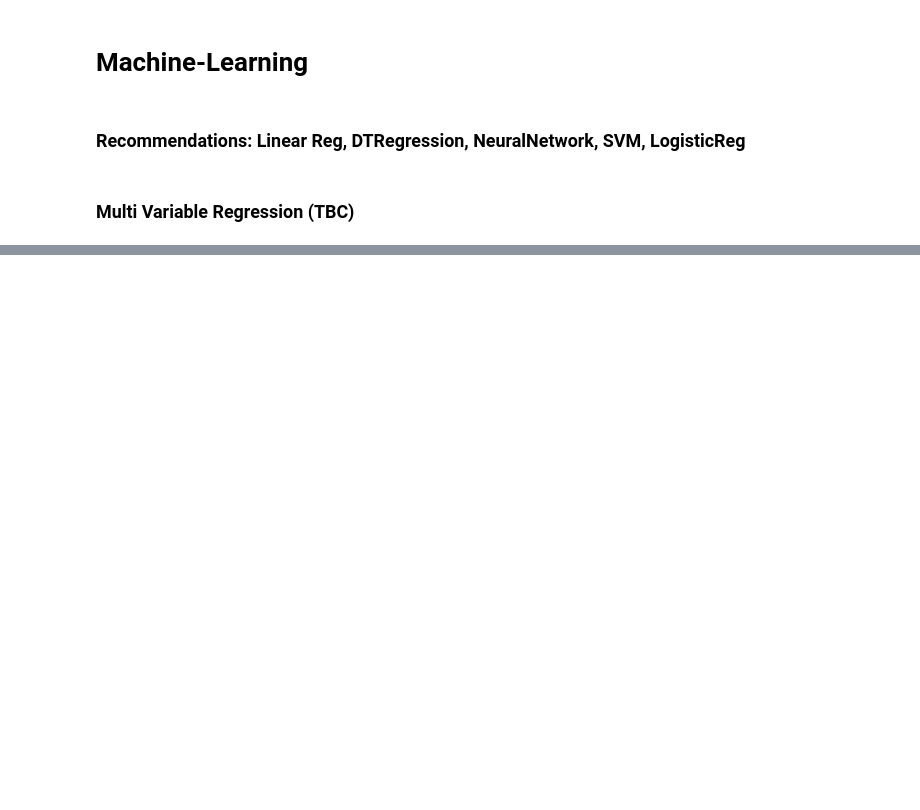
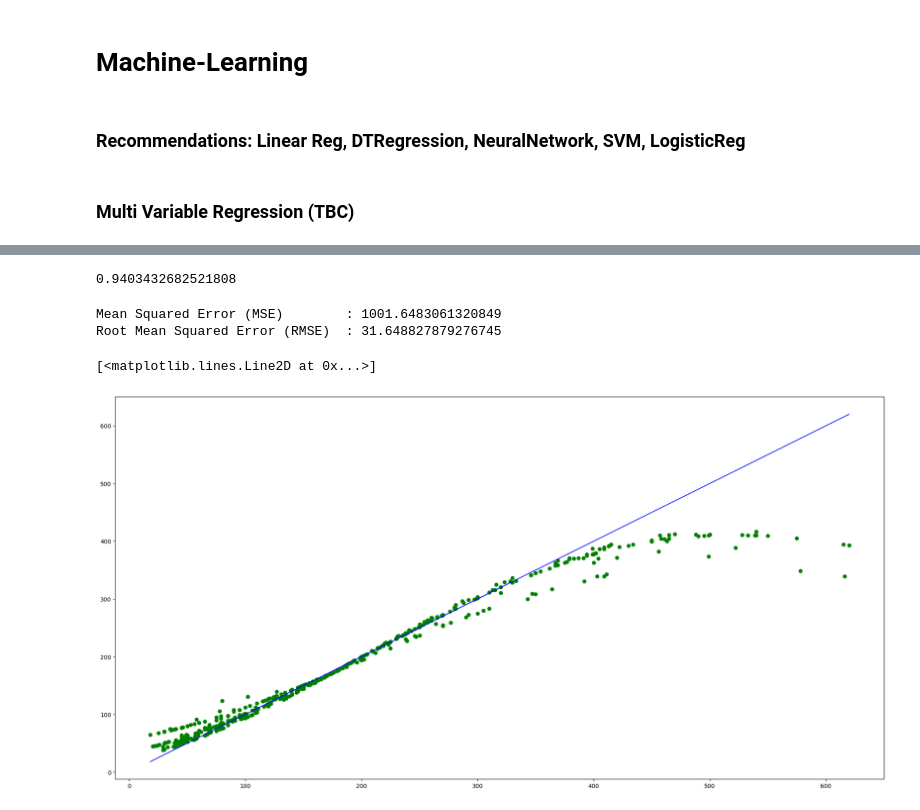
Before and after one commit to jingjietan/sc1015-project, a Jupyter notebook: machine-learning.ipynb, the cells around one changed output, grey strips where cells are left out. Cells and saved outputs as stored; diff of their text form; code cells hidden in the pictures; blank space fills up the shorter version.

```diff
--- a/machine-learning.ipynb
+++ b/machine-learning.ipynb
@@ -76,0 +76,25 @@ axes.plot(y_test, y_test, 'b-', linewidth = 1)
+# %%
+from sklearn.svm import SVR
+regressor=SVR(kernel='rbf')
+regressor.fit(X_train, y_train)
+predictions=regressor.predict(X_test)
+
+r2_score(y_test, predictions)
+# %% [output]
+0.9403432682521808
+# %%
+mse = mean_sq_err(y_test, predictions)
+print("Mean Squared Error (MSE) \t:", mse)
+print("Root Mean Squared Error (RMSE) \t:", np.sqrt(mse))
+# %% [output]
+Mean Squared Error (MSE)        : 1001.6483061320849
+Root Mean Squared Error (RMSE)  : 31.648827879276745
+# %%
+f, axes = plt.subplots(1,1, figsize=(24,12))
+
+
+axes.scatter(y_test,predictions,color = "green")
+axes.plot(y_test, y_test, 'b-', linewidth = 1)
+# %% [output]
+[<matplotlib.lines.Line2D at 0x...>]
+[figure, added]
```
Also changed, not shown: parts of 5 cells of this notebook.
